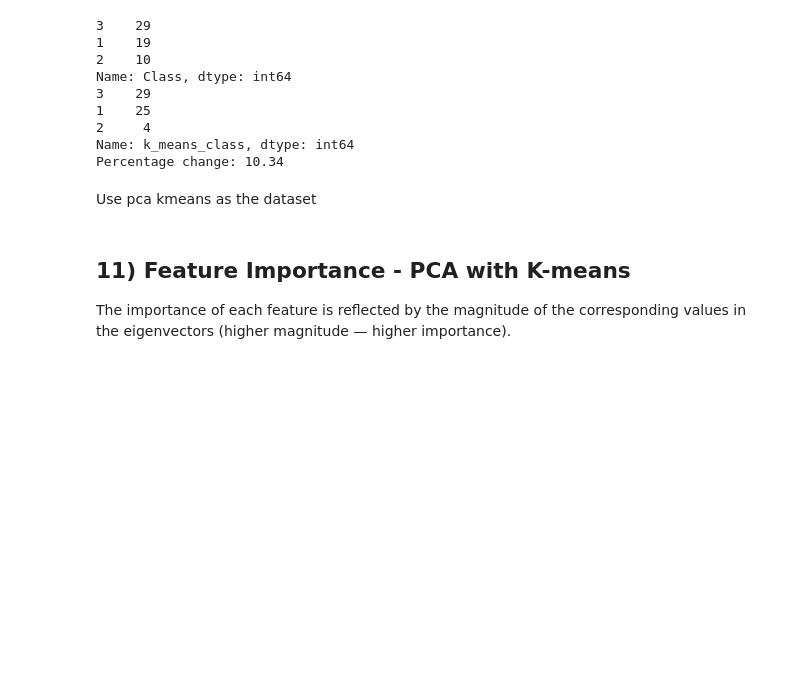
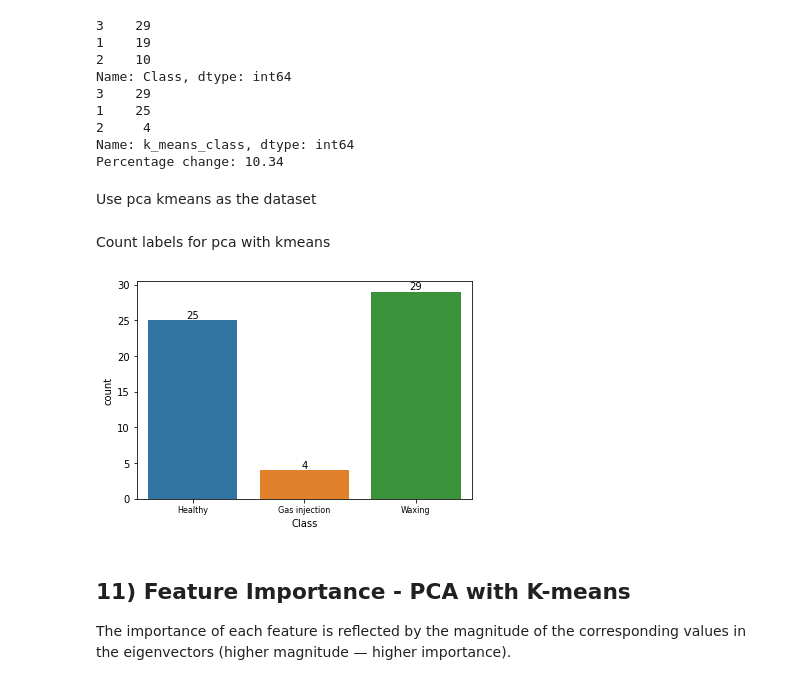
Before and after one commit to goldslime123/csc3005-DA, a Jupyter notebook: MeterB.ipynb, the cells around one changed output. Saved outputs shown, nothing was run; the diff lists cells and outputs as text; code cells hidden in the pictures; blank space fills up the shorter version.

```diff
--- a/MeterB.ipynb
+++ b/MeterB.ipynb
@@ -640,6 +640,15 @@ X=scaler.fit_transform(X)
 
 pca_k_means=PCA(.95)
 X_pca_kmeans = pca_k_means.fit_transform(X)
+# %% [markdown]
+Count labels for pca with kmeans
+# %%
+ax = sns.countplot(x=dataset['Class'], label="Count")
+ax.bar_label(ax.containers[0])
+ax.set_xticklabels(['Healthy', 'Gas injection',  'Waxing'], fontsize=8)
+plt.show()
+# %% [output]
+[figure, added]
 # %% [markdown]
 ## __11) Feature Importance - PCA with K-means__
 
```
Also changed, not shown: parts of 1 cell of this notebook.
